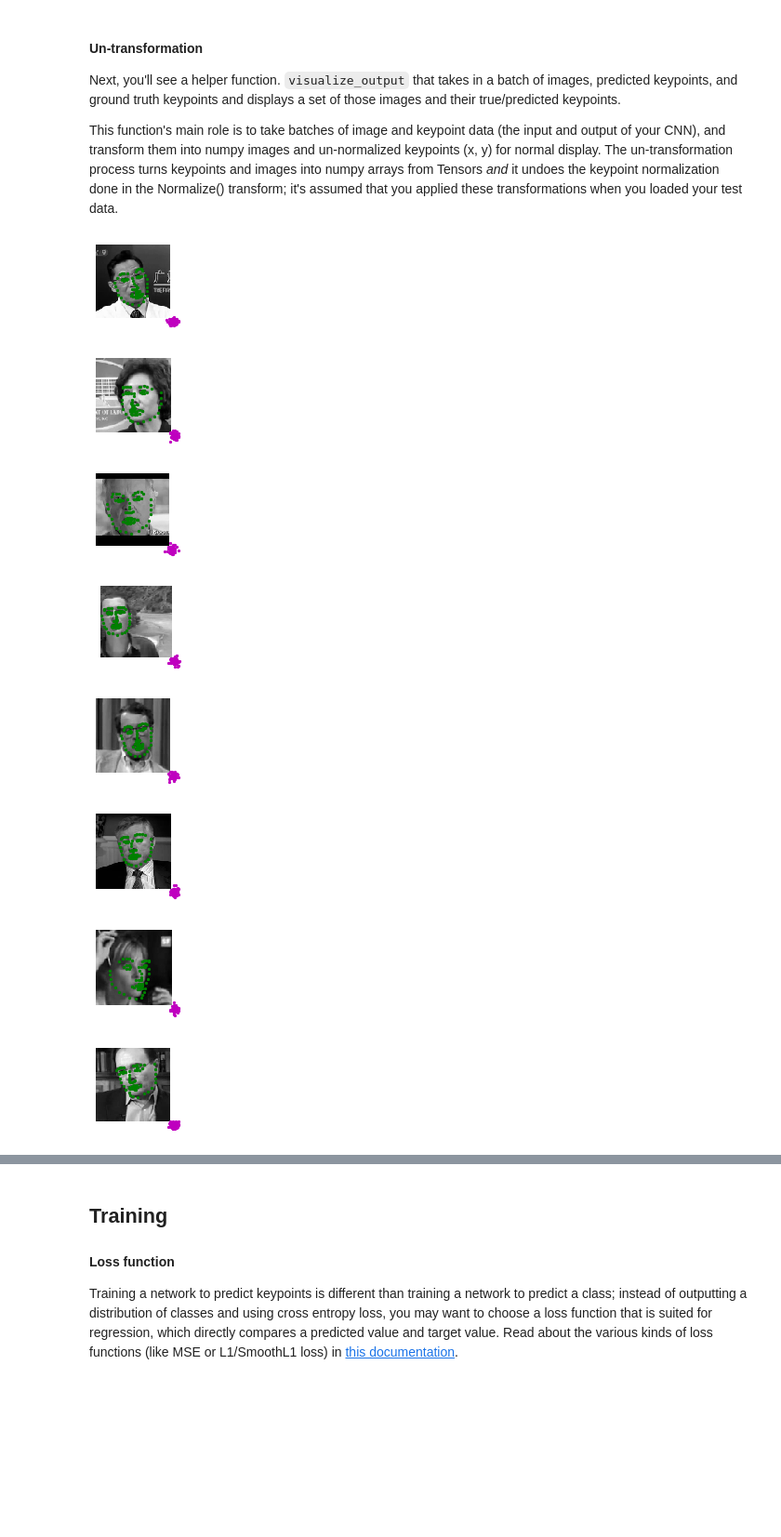
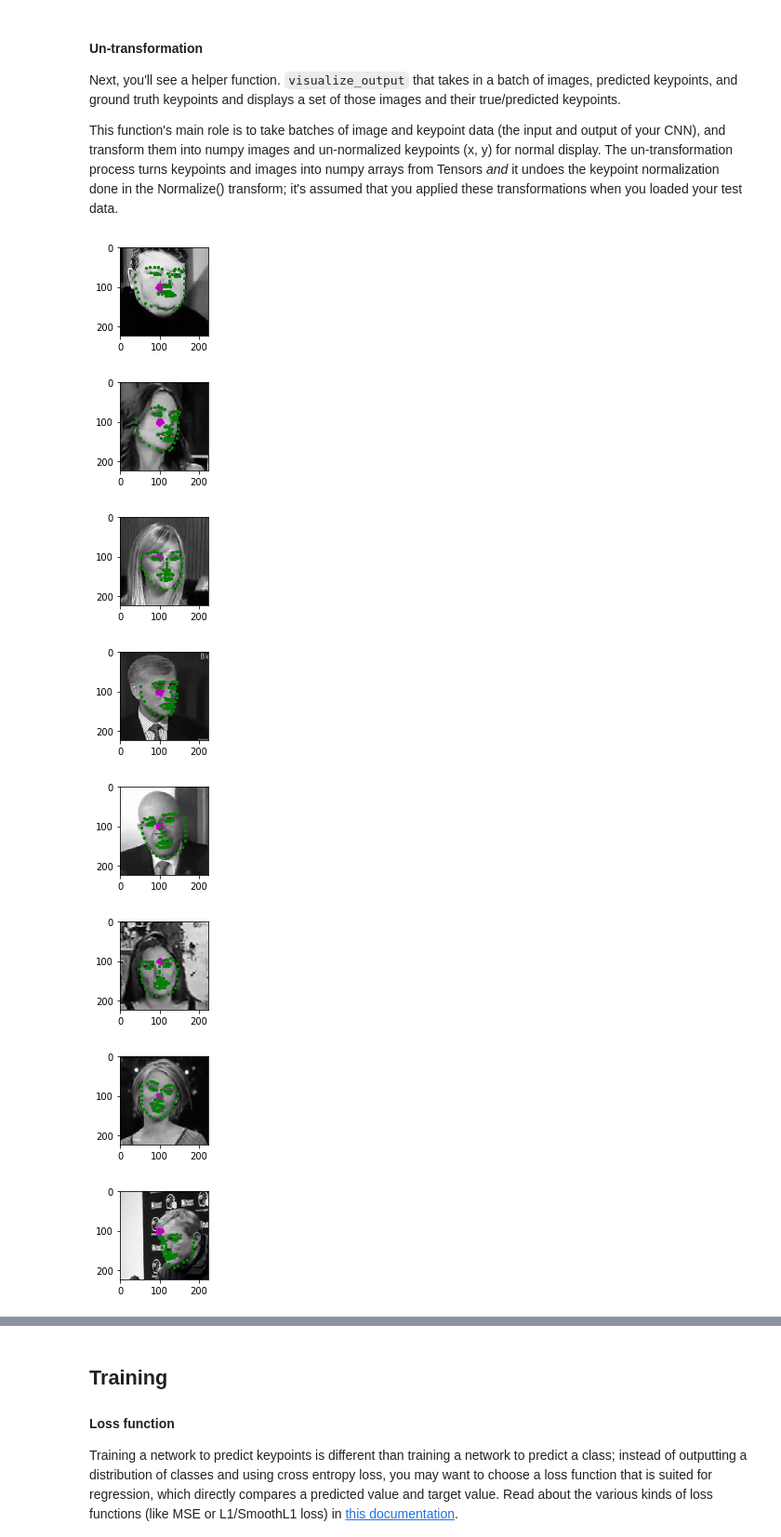
Before and after one commit to petersiemen/P1_Facial_Keypoints, a Jupyter notebook: 2. Define the Network Architecture.ipynb, the cells around one changed output, grey strips where cells are left out. Shown at 93% size. Saved outputs shown, nothing was run; the diff lists cells and outputs as text; code cells hidden in the pictures; blank space fills up the shorter version.

```diff
--- a/2. Define the Network Architecture.ipynb
+++ b/2. Define the Network Architecture.ipynb
@@ -85,7 +85,8 @@ import torch.nn.functional as F
 # one example conv layer has been provided for you
 from src.models import Net
 
-net = Net(image_width=96)
+#net = Net(image_width=96)
+net = Net()
 print(net)
 # %% [output]
 Net(
@@ -134,12 +135,10 @@ from src.preprocess import Rescale, RandomCrop, Normalize, ToTensor
 
 ## TODO: define the data_transform using transforms.Compose([all tx's, . , .])
 # order matters! i.e. rescaling should come before a smaller crop
-data_transform = transforms.Compose([#Rescale(250),
-                                    Rescale(100),
-                                         #RandomCrop(224),
-                                         RandomCrop(96),
-                                         Normalize(),
-                                         ToTensor()])
+data_transform = transforms.Compose([Rescale(250),
+                                     RandomCrop(224),
+                                     Normalize(),
+                                     ToTensor()])
 
 # testing that you've defined a transform
 assert(data_transform is not None), 'Define a data_transform'
@@ -200,7 +199,7 @@ test_dataset = FacialKeypointsDataset(csv_file='data/test_frames_keypoints.csv',
                                              transform=data_transform)
 # %%
 # load test data in batches
-batch_size = 10
+batch_size = 128
 
 test_loader = DataLoader(test_dataset,
                           batch_size=batch_size,
@@ -285,39 +284,40 @@ def visualize_output(test_images, test_outputs, gt_pts=None, batch_size=10):
     for i in range(batch_size):
         plt.figure(figsize=(20,10))
         ax = plt.subplot(1, batch_size, i+1)
 
         # un-transform the image data
         image = test_images[i].data   # get the image from it's wrapper
         image = image.numpy()   # convert to numpy array from a Tensor
         image = np.transpose(image, (1, 2, 0))   # transpose to go from torch to numpy image
 
         # un-transform the predicted key_pts data
         predicted_key_pts = test_outputs[i].data
         predicted_key_pts = predicted_key_pts.numpy()
         # undo normalization of keypoints
         predicted_key_pts = predicted_key_pts*50.0+100
 
         # plot ground truth points for comparison, if they exist
         ground_truth_pts = None
         if gt_pts is not None:
             ground_truth_pts = gt_pts[i]
             ground_truth_pts = ground_truth_pts*50.0+100
 
+
         # call show_all_keypoints
         show_all_keypoints(np.squeeze(image), predicted_key_pts, ground_truth_pts)
 
-        plt.axis('off')
+        #plt.axis('off')
 
     plt.show()
 
 # call it
 visualize_output(test_images, test_outputs, gt_pts)
 # %% [output]
-[figure, old version]
+[figure, new version]
-[figure, old version]
+[figure, new version]
-[figure, old version]
+[figure, new version]
-[figure, old version]
+[figure, new version]
-[figure, old version]
+[figure, new version]
-[figure, old version]
+[figure, new version]
-[figure, old version]
+[figure, new version]
-[figure, old version]
+[figure, new version]
```
Also changed, not shown: parts of 14 cells of this notebook, 9 other files.
